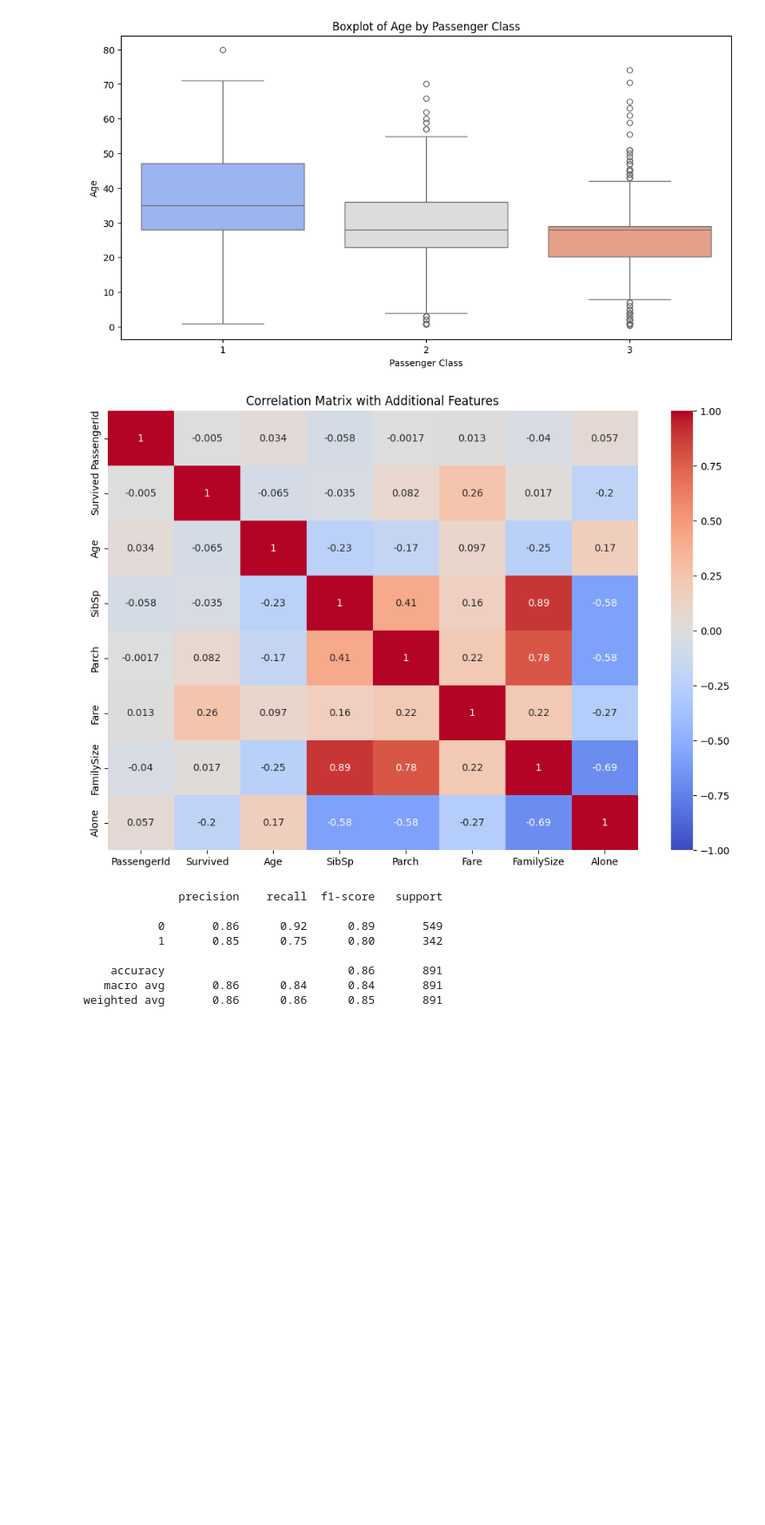
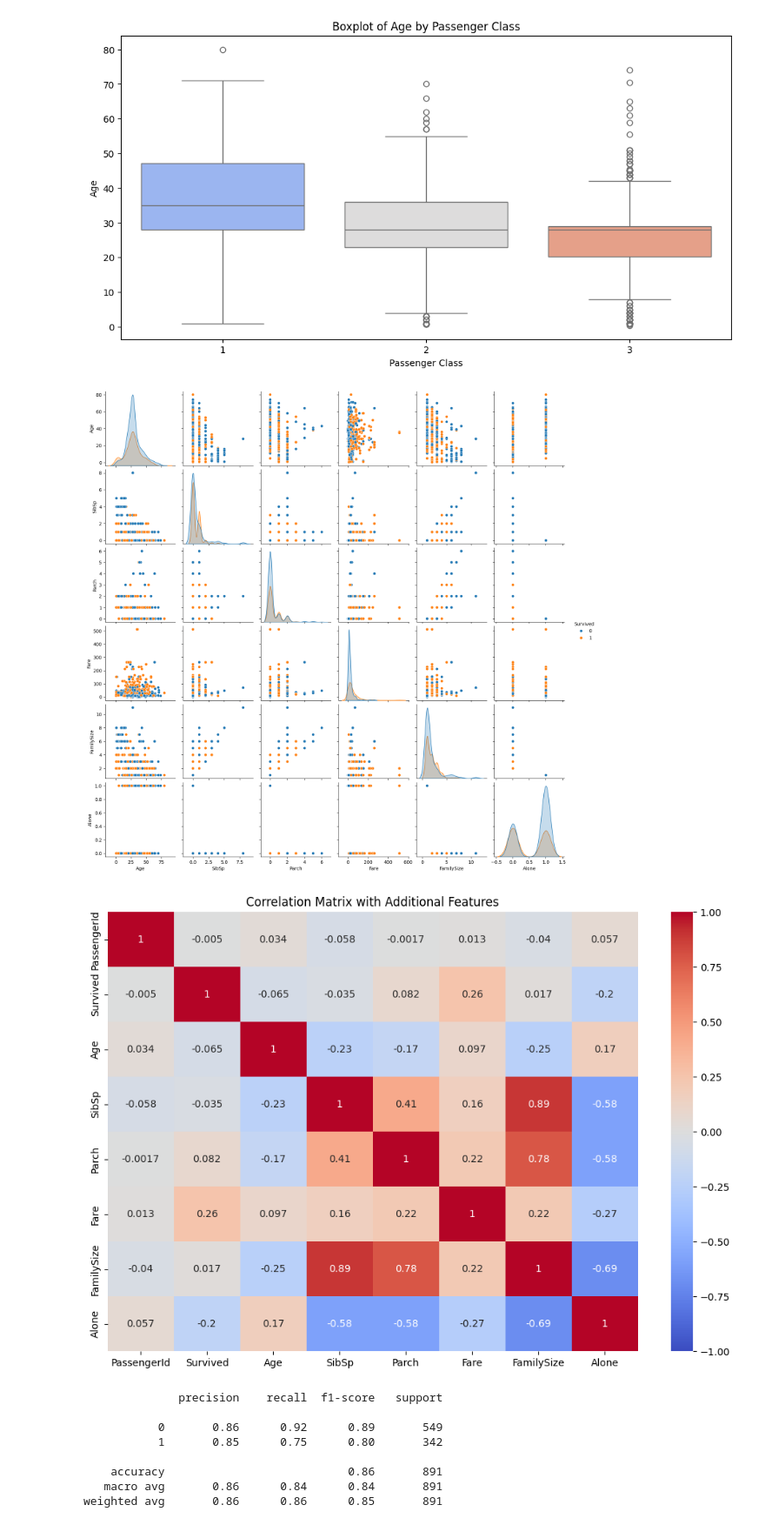
Before and after one commit to shaps1/kaggle-titanic, a Jupyter notebook: titanic-submission.ipynb, the cells around one changed output. Shown at 87% size. Saved outputs shown, nothing was run; the diff lists cells and outputs as text; code cells hidden in the pictures; blank space fills up the shorter version.

```diff
--- a/titanic-submission.ipynb
+++ b/titanic-submission.ipynb
@@ -117,35 +117,38 @@ test_df['FamilySize'] = test_df['SibSp'] + train_df['Parch'] + 1
 
 train_df['Alone'] = (train_df['FamilySize'] == 1).astype(int)
 test_df['Alone'] = (test_df['FamilySize'] == 1).astype(int)
 
 train_df['Title'] = train_df['Name'].apply(lambda x: x.split(',')[1].split('.')[0].strip())
 test_df['Title'] = test_df['Name'].apply(lambda x: x.split(',')[1].split('.')[0].strip())
 
 title_mapping = {
     'Mr': 'Mr', 'Miss': 'Miss', 'Mrs': 'Mrs',
     'Master': 'Master', 'Mlle': 'Miss', 'Mme': 'Mrs', 'Ms': 'Miss'
 }
 
 train_df['Title'] = train_df['Title'].apply(lambda x: title_mapping.get(x, 'Other'))
 test_df['Title'] = test_df['Title'].apply(lambda x: title_mapping.get(x, 'Other'))
 
 train_df['AgeBin'] = pd.cut(train_df['Age'], bins = [0, 12, 20, 40, np.inf], labels = ['Child', 'Teenager', 'Adult', 'Senior'])
 test_df['AgeBin'] = pd.cut(test_df['Age'], bins = [0, 12, 20, 40, np.inf], labels = ['Child', 'Teenager', 'Adult', 'Senior'])
 
 train_df['FairBin'] = pd.cut(train_df['Fare'], bins = 4, labels = ['Low', 'Mid', 'High', 'Very_High'])
 test_df['FairBin'] = pd.cut(test_df['Fare'], bins = 4, labels = ['Low', 'Mid', 'High', 'Very_High'])
 
 train_df['Pclass'] = train_df['Pclass'].astype('category')
 test_df['Pclass'] = test_df['Pclass'].astype('category')
 
-# Plotting correlations between expanded feature set
+# Plotting distributions and correlations for expanded feature set
+sns.pairplot(train_df.drop(columns = 'PassengerId'), hue = 'Survived')
+
 plt.figure(figsize = (12, 8))
 corr_matrix = train_df.corr(numeric_only = True)
 sns.heatmap(corr_matrix, annot = True, cmap = 'coolwarm', vmin = -1, vmax = 1)
 plt.title('Correlation Matrix with Additional Features')
 plt.show()
 # %% [output]
-[figure, old version]
+[figure, new version]
+[figure, added]
 # %%
 # Modelling
 
```
Also changed, not shown: parts of 3 cells of this notebook.
